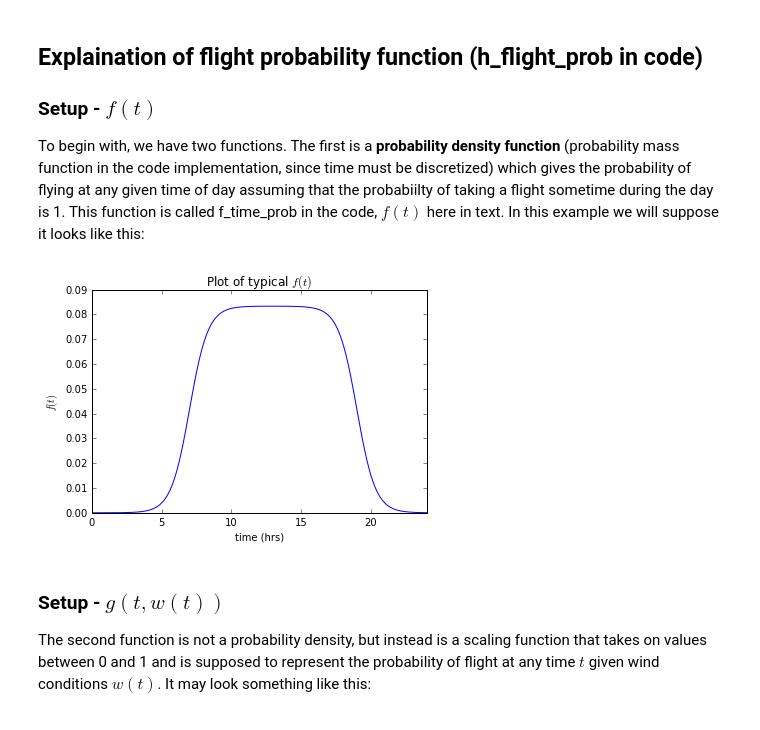
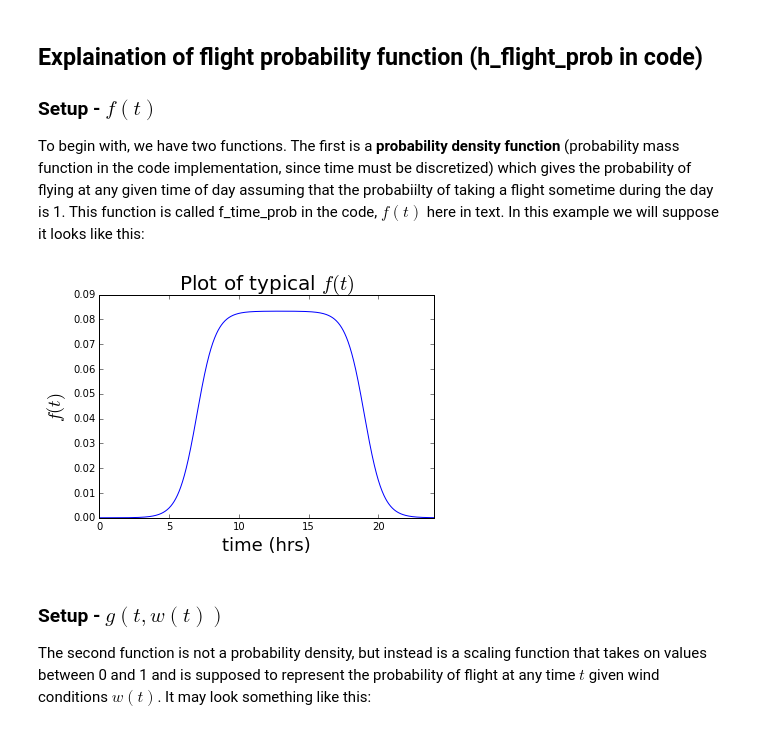
Before and after one commit to mountaindust/Parasitoids, a Jupyter notebook: analytic/docs/Flight_probability_functions.ipynb, the cells around one changed output. Saved outputs shown, nothing was run; the diff lists cells and outputs as text; code cells hidden in the pictures.

```diff
--- a/analytic/docs/Flight_probability_functions.ipynb
+++ b/analytic/docs/Flight_probability_functions.ipynb
@@ -43,16 +43,16 @@ f_func = f_time_prob()
 # %%
 time_vec = np.linspace(0+24./Nmin,24,Nmin) # time elapsed in hours
 plt.figure()
 plt.plot(time_vec,f_func*60) # multiplying by 60 here so it looks like the probability density function
                              #    would, matching the x-axis units of hours. In code, f_func is a
                              #    probability mass function - f_func.sum() = 1.
-plt.xlabel('time (hrs)')
-plt.ylabel(r'$f(t)$')
-plt.title(r'Plot of typical $f(t)$')
+plt.xlabel('time (hrs)',fontsize=18)
+plt.ylabel(r'$f(t)$',fontsize=18)
+plt.title(r'Plot of typical $f(t)$',fontsize=20)
 plt.axis([0,24,0,0.09])
 plt.show()
 # %% [output]
-[figure, old version]
+[figure, new version]
 # %% [markdown]
 ### Setup - $g(t,w(t))$
 
```
Also changed, not shown: parts of 3 cells of this notebook, 1 other file.
